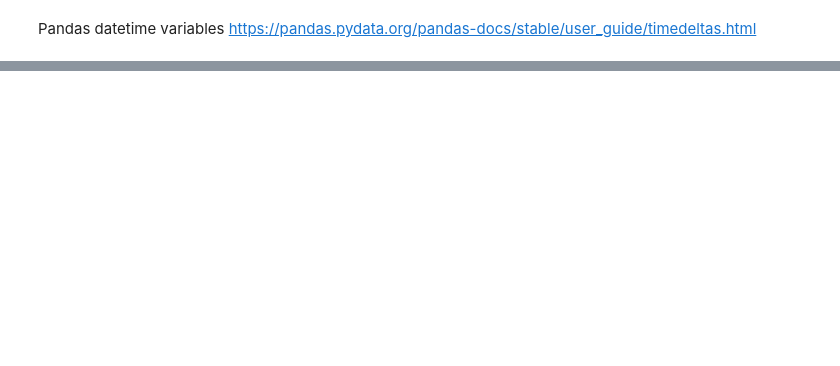
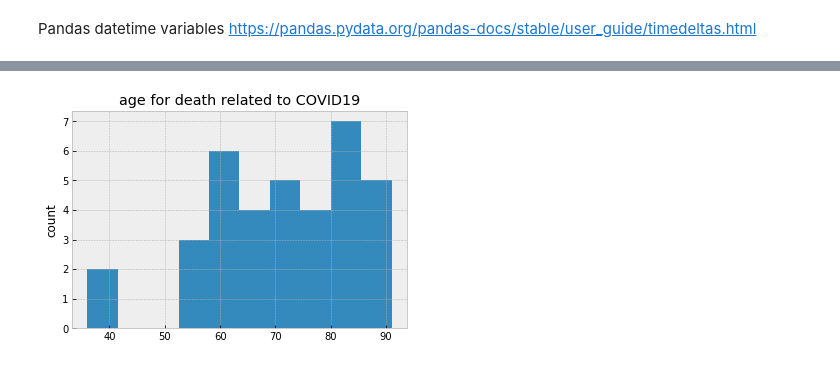
Before and after one commit to xiaolng/DSPS_FBianco, a Jupyter notebook: CodeExamples/Age_coronavirus.ipynb, the cells around one changed output, grey strips where cells are left out. Cells and saved outputs as stored; diff of their text form; code cells hidden in the pictures; blank space fills up the shorter version.

```diff
--- a/CodeExamples/Age_coronavirus.ipynb
+++ b/CodeExamples/Age_coronavirus.ipynb
@@ -35,11 +28,11 @@ Requirement already satisfied: attrs>=17 in /usr/local/lib/python3.6/dist-packag
 # %%
 import pandas as pd
 import pylab as pl
-import geopandas as gpd
-import shapely
 import json
 import os
 %pylab inline
+
+pl.style.use("bmh")
 # %% [output]
 Populating the interactive namespace from numpy and matplotlib
 # %%
@@ -160,3 +157,8 @@ patients.tail()
 # %% [markdown]
 Pandas datetime variables
 https://pandas.pydata.org/pandas-docs/stable/user_guide/timedeltas.html
+# %%
+deadpatients = patients.dropna(subset=["deceased_date"])
+# %%
+deadpatients["born"] = pd.to_datetime(deadpatients["birth_year"].astype(int), format="%Y").dt.year
+deadpatients["born"]
@@ -162,0 +188,3 @@ https://pandas.pydata.org/pandas-docs/stable/user_guide/timedeltas.html
+# %%
+deadpatients["dead"] = pd.to_datetime(deadpatients["deceased_date"]).dt.year
+deadpatients["dead"]
@@ -162,0 +214,7 @@ https://pandas.pydata.org/pandas-docs/stable/user_guide/timedeltas.html
+# %%
+pl.hist(pd.to_timedelta(deadpatients["dead"]  - deadpatients["born"]).astype(int));
+pl.ylabel("age at death")
+pl.ylabel("count")
+pl.title("age for death related to COVID19");
+# %% [output]
+[figure, added]
```
Also changed, not shown: parts of 11 cells of this notebook.
